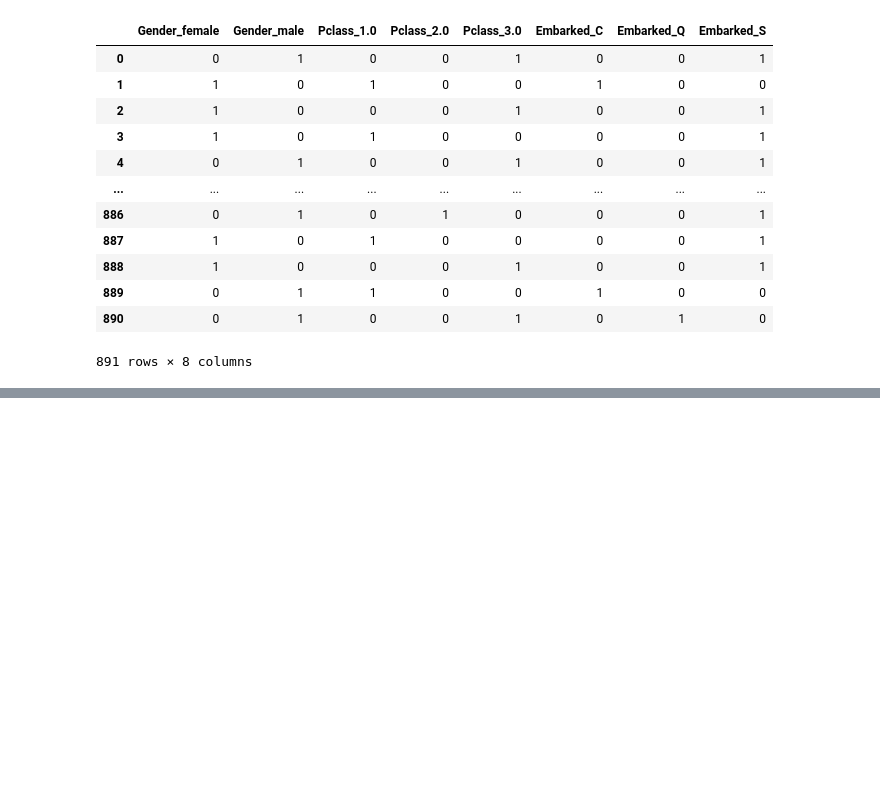
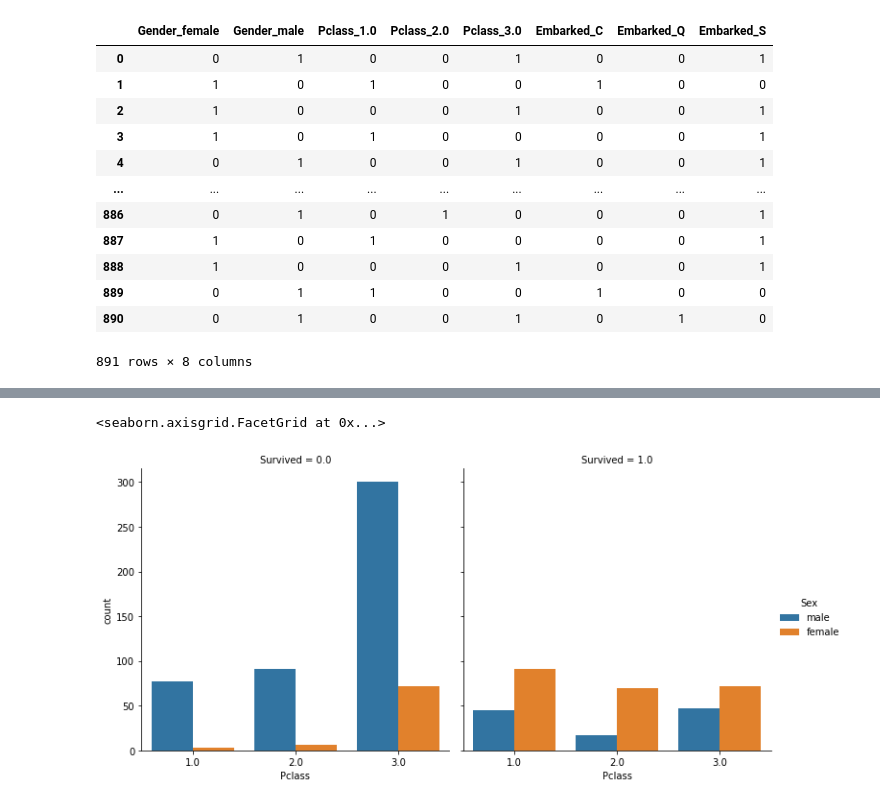
Before and after one commit to soxxun/python, a Jupyter notebook: 20220225/20220225.ipynb, the cells around one changed output, grey strips where cells are left out. Drawn from its saved outputs; the diff is of its cells as text; code cells hidden in the pictures; blank space fills up the shorter version.

```diff
--- a/20220225/20220225.ipynb
+++ b/20220225/20220225.ipynb
@@ -450,0 +542,5 @@ temp2
+# %%
+sns.catplot(x="Pclass",hue="Sex",data=temp_df, kind="count",col="Survived")
+# %% [output]
+<seaborn.axisgrid.FacetGrid at 0x...>
+[figure, added]
```
Also changed, not shown: parts of 9 cells of this notebook.
